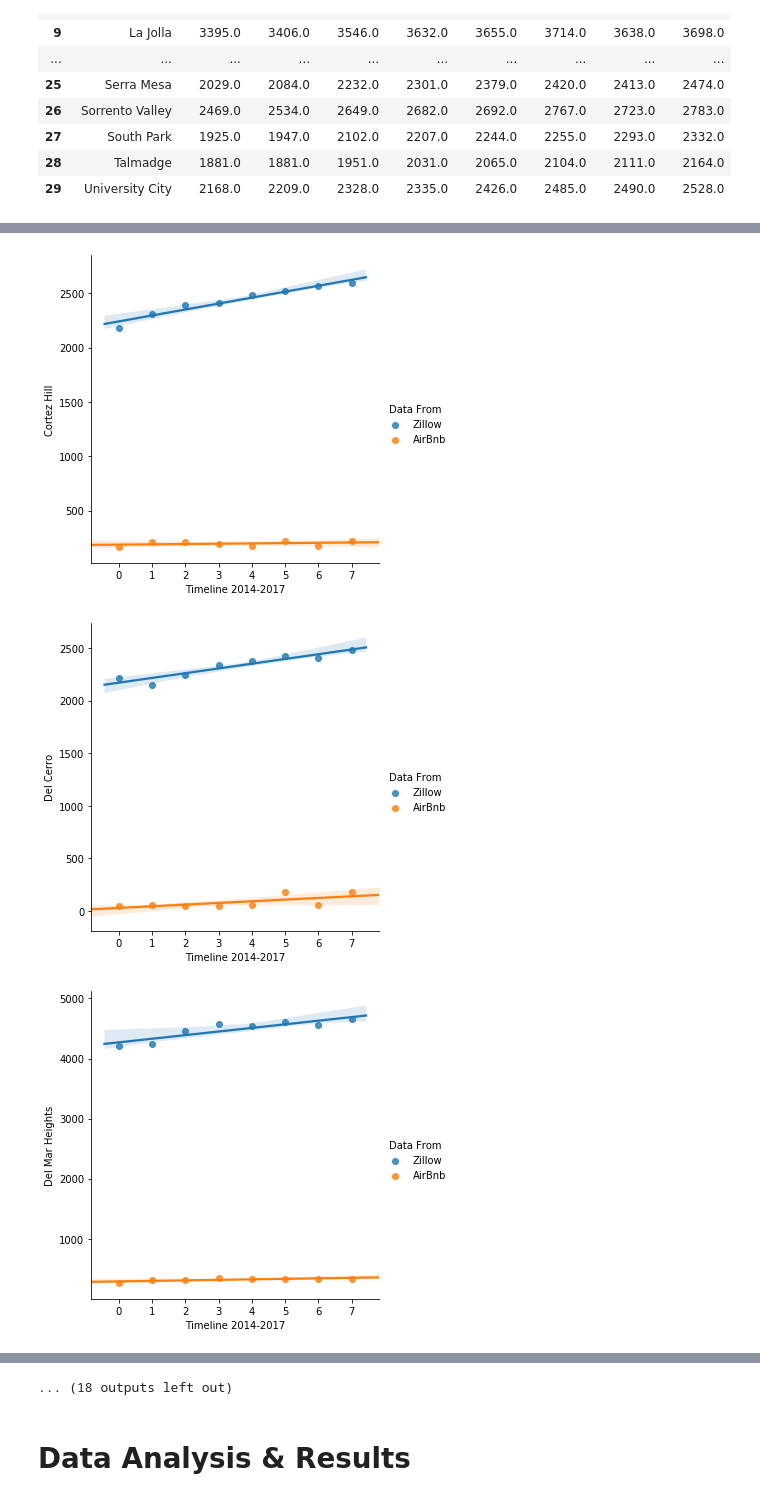
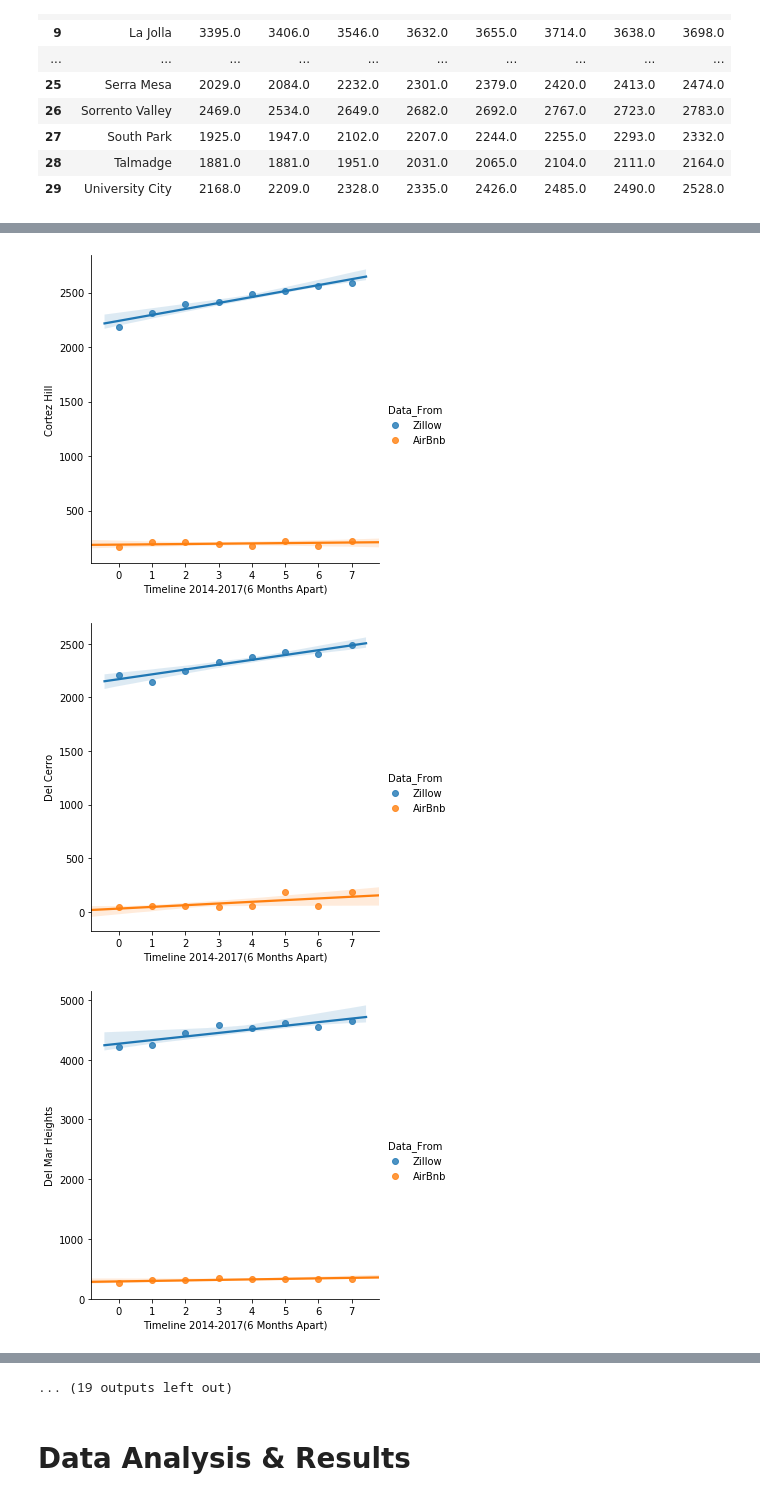
Before and after one commit to aaronaher619/COGS-108-Final-Project, a Jupyter notebook: PUSH.ipynb, the cells around one changed output, grey strips where cells are left out. Drawn from its saved outputs; the diff is of its cells as text; code cells hidden in the pictures.

```diff
--- a/PUSH.ipynb
+++ b/PUSH.ipynb
@@ -519,10 +519,10 @@ a1 = a1.reset_index()
 a1 = a1.drop(columns = 'index', axis = 1 )
 a1 = a1.reset_index()
 
-concatenated = pd.concat([z1.assign(dataset='set1'), a1.assign(dataset='set2')])
-concatenated['Data From'] = ['Zillow','Zillow','Zillow','Zillow','Zillow','Zillow','Zillow','Zillow','AirBnb','AirBnb','AirBnb','AirBnb','AirBnb','AirBnb','AirBnb','AirBnb']
+concatenated = pd.concat([z1.assign(Data_From='Zillow'), a1.assign(Data_From='AirBnb')])
+concatenated = concatenated.rename(columns={"index": "Timeline 2014-2017(6 Months Apart)"})
+
 i=0
-concatenated = concatenated.rename(columns={"index": "Timeline 2014-2017(6 Months Apart)"})
 for (columnName, columnData) in concatenated.iteritems():
     if i == 0:
         i += 1
@@ -532,7 +532,7 @@ for (columnName, columnData) in concatenated.iteritems():
         break
 
     else:
-        sns.lmplot(x="Timeline 2014-2017(6 Months Apart)", y=columnName, hue="Data From", data=concatenated)
+        sns.lmplot(x="Timeline 2014-2017(6 Months Apart)", y=columnName, hue="Data_From", data=concatenated)
     i += 1
 plt.show()
 # %% [output]
@@ -542,3 +559,3 @@ plt.show()
-[figure, old version]
+[figure, new version]
-[figure, old version]
+[figure, new version]
-[figure, old version]
+[figure, new version]
@@ -551,4 +567,4 @@ plt.show()
-... (18 outputs left out)
+... (19 outputs left out)
 # %% [markdown]
 # Data Analysis & Results
 # %%
```
Also changed, not shown: parts of 1 cell of this notebook.
